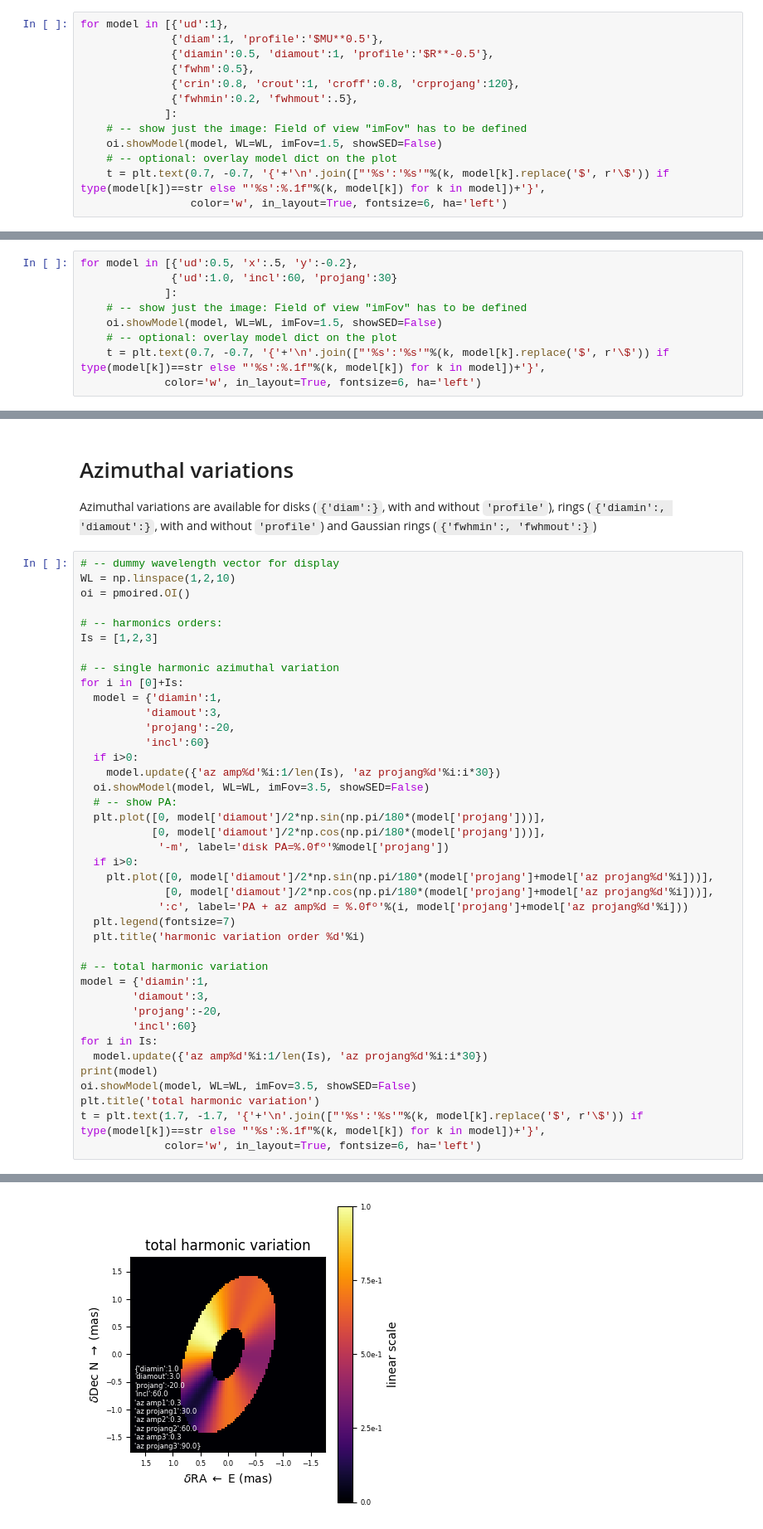
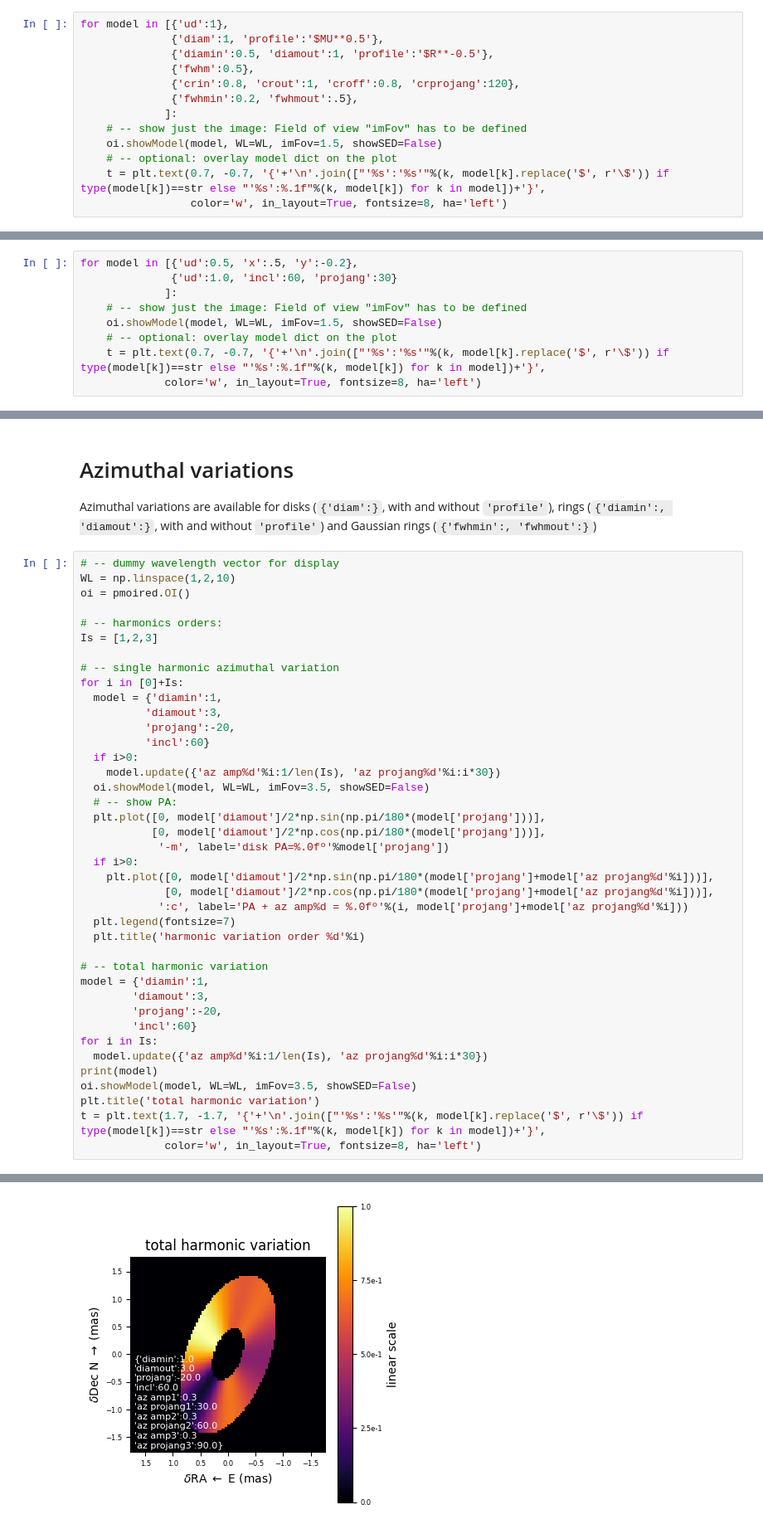
Before and after one commit to amerand/PMOIRED, a Jupyter notebook: pmoired/Model definitions and examples.ipynb, the cells around one changed output, grey strips where cells are left out. Shown at 83% size. Drawn from its saved outputs; the diff is of its cells as text.

```diff
--- a/pmoired/Model definitions and examples.ipynb
+++ b/pmoired/Model definitions and examples.ipynb
@@ -43,5 +43,5 @@ for model in [{'ud':1},
     oi.showModel(model, WL=WL, imFov=1.5, showSED=False)
     # -- optional: overlay model dict on the plot
     t = plt.text(0.7, -0.7, '{'+'\n'.join(["'%s':'%s'"%(k, model[k].replace('$', r'\$')) if type(model[k])==str else "'%s':%.1f"%(k, model[k]) for k in model])+'}',
-                 color='w', in_layout=True, fontsize=6, ha='left')
+                 color='w', in_layout=True, fontsize=8, ha='left')
 # %% [output]
@@ -59,5 +59,5 @@ for model in [{'ud':0.5, 'x':.5, 'y':-0.2},
     oi.showModel(model, WL=WL, imFov=1.5, showSED=False)
     # -- optional: overlay model dict on the plot
     t = plt.text(0.7, -0.7, '{'+'\n'.join(["'%s':'%s'"%(k, model[k].replace('$', r'\$')) if type(model[k])==str else "'%s':%.1f"%(k, model[k]) for k in model])+'}',
-             color='w', in_layout=True, fontsize=6, ha='left')
+             color='w', in_layout=True, fontsize=8, ha='left')
 # %% [output]
@@ -85,35 +85,35 @@ for i in [0]+Is:
     model.update({'az amp%d'%i:1/len(Is), 'az projang%d'%i:i*30})
   oi.showModel(model, WL=WL, imFov=3.5, showSED=False)
   # -- show PA:
   plt.plot([0, model['diamout']/2*np.sin(np.pi/180*(model['projang']))],
            [0, model['diamout']/2*np.cos(np.pi/180*(model['projang']))],
             '-m', label='disk PA=%.0fº'%model['projang'])
   if i>0:
     plt.plot([0, model['diamout']/2*np.sin(np.pi/180*(model['projang']+model['az projang%d'%i]))],
              [0, model['diamout']/2*np.cos(np.pi/180*(model['projang']+model['az projang%d'%i]))],
             ':c', label='PA + az amp%d = %.0fº'%(i, model['projang']+model['az projang%d'%i]))
   plt.legend(fontsize=7)
   plt.title('harmonic variation order %d'%i)
 
 # -- total harmonic variation
 model = {'diamin':1,
         'diamout':3,
         'projang':-20,
         'incl':60}
 for i in Is:
   model.update({'az amp%d'%i:1/len(Is), 'az projang%d'%i:i*30})
 print(model)
 oi.showModel(model, WL=WL, imFov=3.5, showSED=False)
 plt.title('total harmonic variation')
 t = plt.text(1.7, -1.7, '{'+'\n'.join(["'%s':'%s'"%(k, model[k].replace('$', r'\$')) if type(model[k])==str else "'%s':%.1f"%(k, model[k]) for k in model])+'}',
-             color='w', in_layout=True, fontsize=6, ha='left')
+             color='w', in_layout=True, fontsize=8, ha='left')
 # %% [output]
 {'diamin': 1, 'diamout': 3, 'projang': -20, 'incl': 60, 'az amp1': 0.3333333333333333, 'az projang1': 30, 'az amp2': 0.3333333333333333, 'az projang2': 60, 'az amp3': 0.3333333333333333, 'az projang3' ...
 [figure]
 [figure]
 [figure]
 [figure]
-[figure, old version]
+[figure, new version]
 # %%
 model = {'diamin':0.5, 'diamout':1, 'profile':'$R**-2', 'az amp1':0.8, 'az projang1':60, 'projang':45, 'incl':-30, 'x':-0.2, 'y':0.1}
 
```
Also changed, not shown: parts of 6 cells of this notebook.
